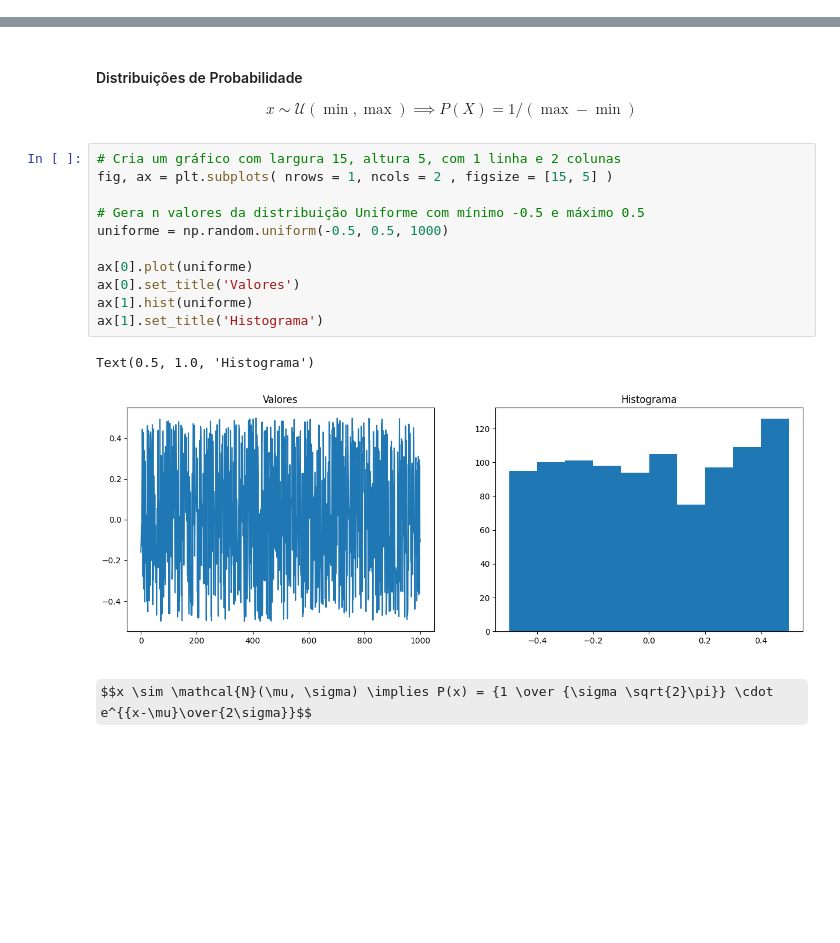
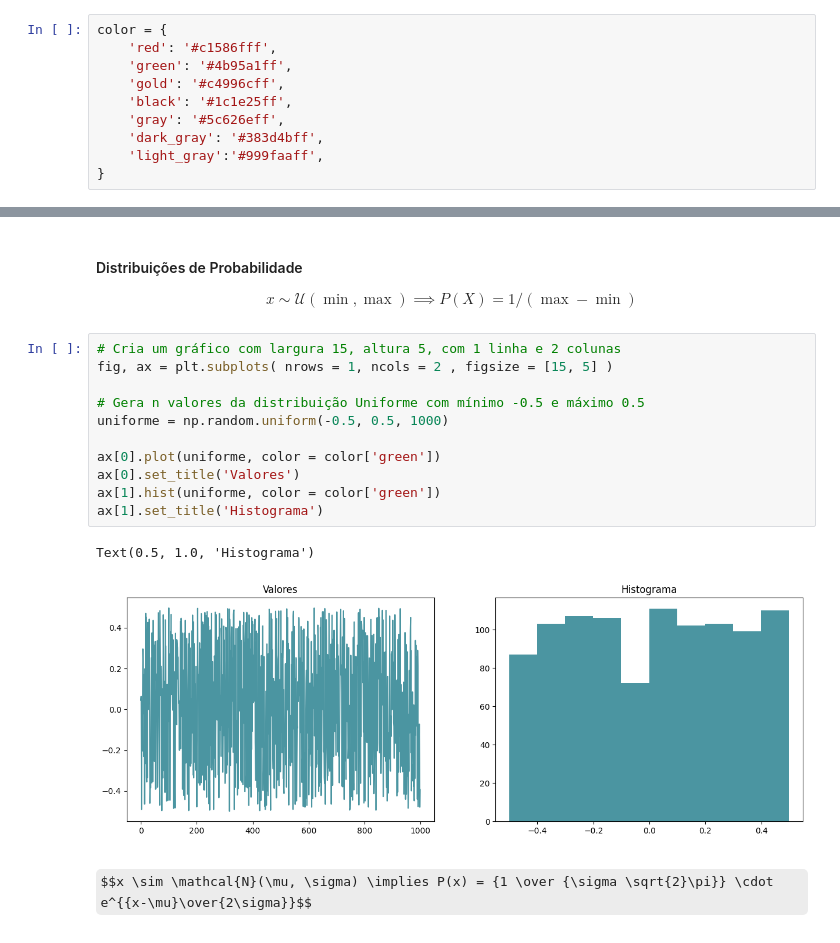
Before and after one commit to rob-ec/estudo-inteligencia-computacional, a Jupyter notebook: Consolidação/02-natureza-dos-processos.ipynb, the cells around one changed output, grey strips where cells are left out. Drawn from its saved outputs; the diff is of its cells as text; some formulas as TeX source; blank space fills up the shorter version.

```diff
--- a/Consolidação/02-natureza-dos-processos.ipynb
+++ b/Consolidação/02-natureza-dos-processos.ipynb
@@ -16,3 +18,13 @@ import matplotlib.pyplot as plt
+# %%
+color = {
+    'red': '#c1586fff',
+    'green': '#4b95a1ff',
+    'gold': '#c4996cff',
+    'black': '#1c1e25ff',
+    'gray': '#5c626eff',
+    'dark_gray': '#383d4bff',
+    'light_gray':'#999faaff',
+}
 # %% [markdown]
 ### Determinístico
 
@@ -150,17 +162,17 @@ $$x \sim \mathcal{U}(\min, \max) \implies P(X) = {{1}/{(\max - \min)}}$$
 # %%
 # Cria um gráfico com largura 15, altura 5, com 1 linha e 2 colunas
 fig, ax = plt.subplots( nrows = 1, ncols = 2 , figsize = [15, 5] )
 
 # Gera n valores da distribuição Uniforme com mínimo -0.5 e máximo 0.5
 uniforme = np.random.uniform(-0.5, 0.5, 1000)
 
-ax[0].plot(uniforme)
+ax[0].plot(uniforme, color = color['green'])
 ax[0].set_title('Valores')
-ax[1].hist(uniforme)
+ax[1].hist(uniforme, color = color['green'])
 ax[1].set_title('Histograma')
 # %% [output]
 Text(0.5, 1.0, 'Histograma')
-[figure, old version]
+[figure, new version]
 # %% [markdown]
 $$x \sim \mathcal{N}(\mu, \sigma) \implies P(x) = {1 \over {\sigma \sqrt{2}\pi}} \cdot e^{{x-\mu}\over{2\sigma}}$$
 # %%
```
Also changed, not shown: parts of 8 cells of this notebook, 1 other file.
